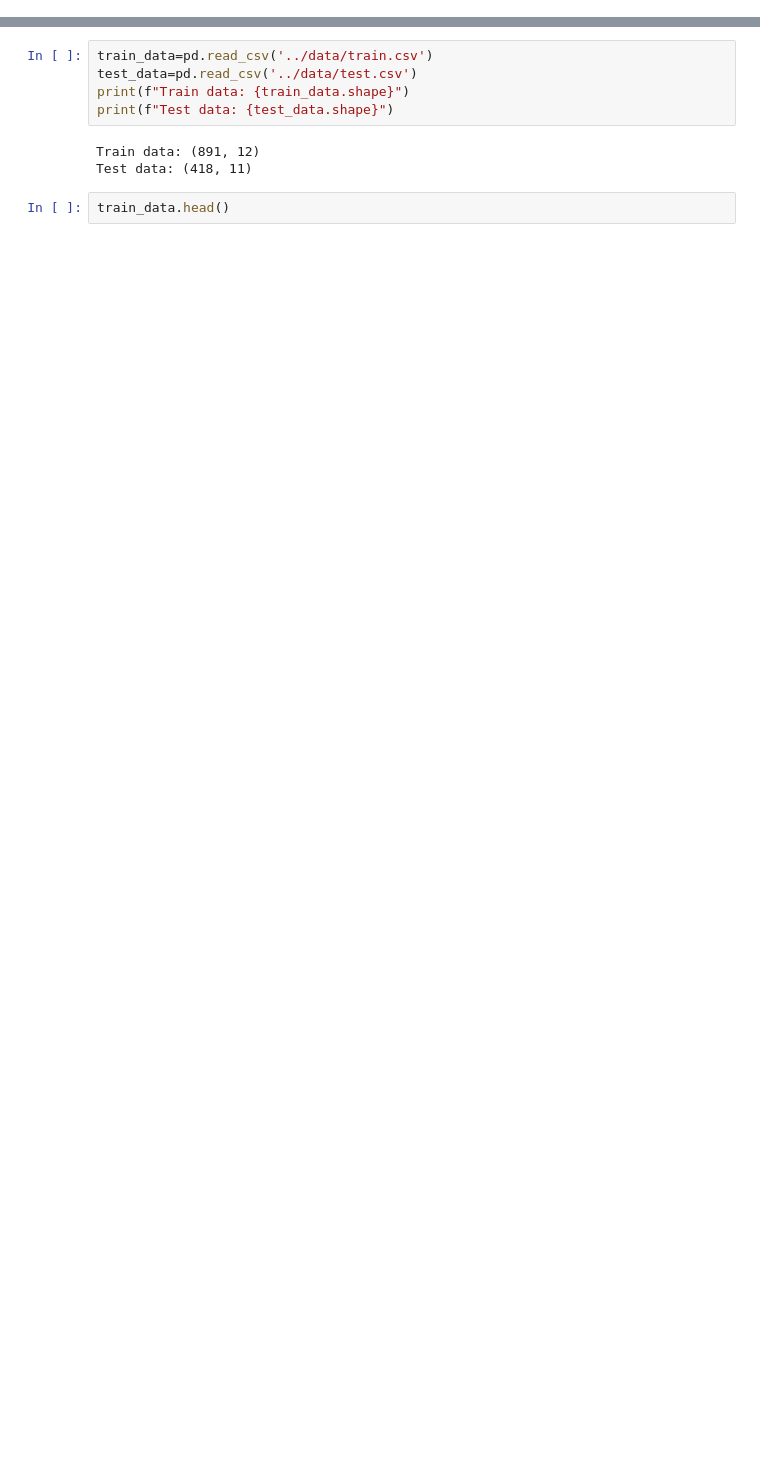
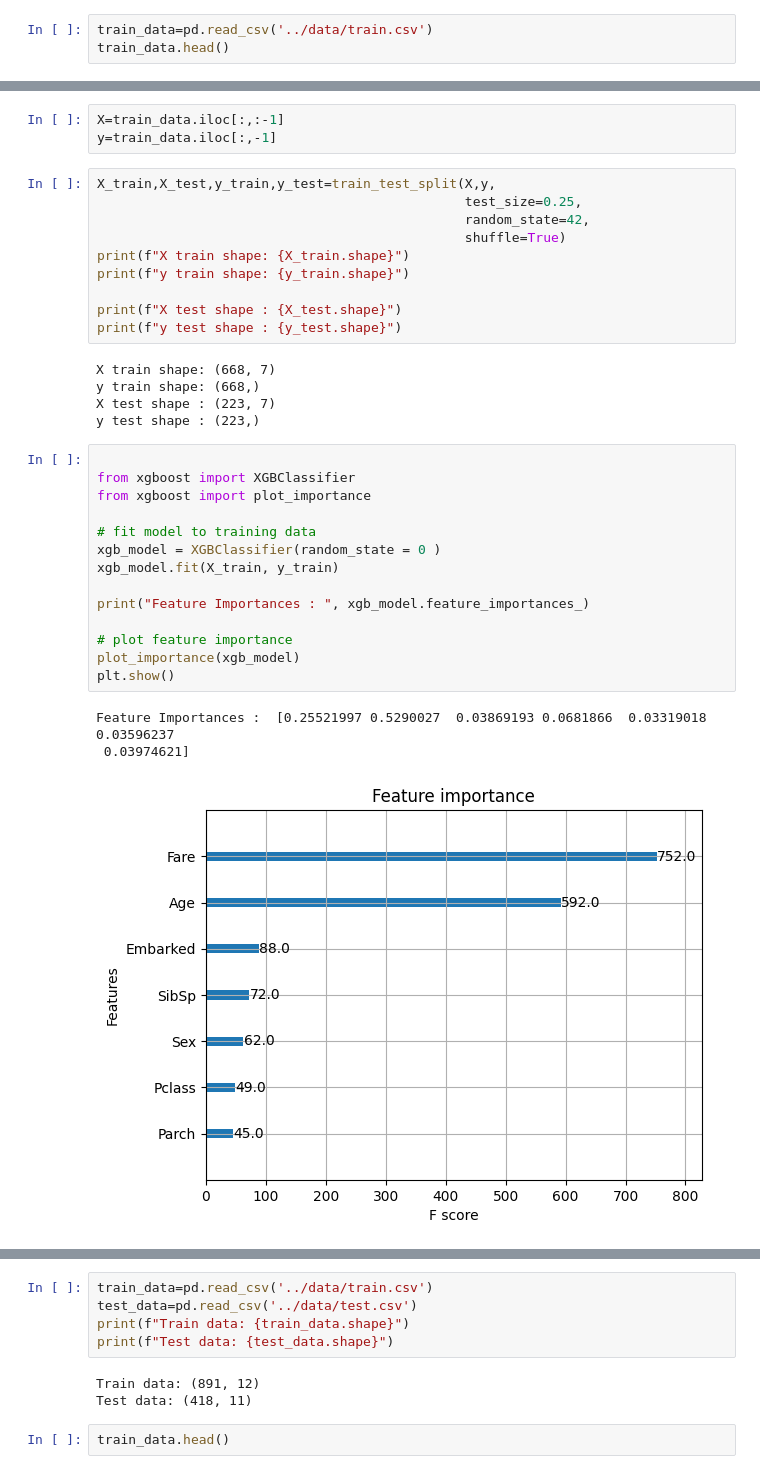
Before and after one commit to ram-ch/TitanicSurvivalPrediction, a Jupyter notebook: notebook/1_EDA_DataPreprocessing-Copy1.ipynb, the cells around one changed output, grey strips where cells are left out. Cells and saved outputs as stored; diff of their text form; blank space fills up the shorter version.

```diff
--- a/notebook/1_EDA_DataPreprocessing-Copy1.ipynb
+++ b/notebook/1_EDA_DataPreprocessing-Copy1.ipynb
@@ -22,3 +16,6 @@ from sklearn.metrics import *
 from sklearn.pipeline import Pipeline
 from sklearn.preprocessing import StandardScaler
 import xgboost as xgb
+# %%
+train_data=pd.read_csv('../data/train.csv')
+train_data.head()
@@ -24,0 +33,36 @@ import xgboost as xgb
+# %%
+X=train_data.iloc[:,:-1]
+y=train_data.iloc[:,-1]
+# %%
+X_train,X_test,y_train,y_test=train_test_split(X,y,
+                                               test_size=0.25,
+                                               random_state=42,
+                                               shuffle=True)
+print(f"X train shape: {X_train.shape}")
+print(f"y train shape: {y_train.shape}")
+
+print(f"X test shape : {X_test.shape}")
+print(f"y test shape : {y_test.shape}")
+# %% [output]
+X train shape: (668, 7)
+y train shape: (668,)
+X test shape : (223, 7)
+y test shape : (223,)
+# %%
+
+from xgboost import XGBClassifier
+from xgboost import plot_importance
+
+# fit model to training data
+xgb_model = XGBClassifier(random_state = 0 )
+xgb_model.fit(X_train, y_train)
+
+print("Feature Importances : ", xgb_model.feature_importances_)
+
+# plot feature importance
+plot_importance(xgb_model)
+plt.show()
+# %% [output]
+Feature Importances :  [0.25521997 0.5290027  0.03869193 0.0681866  0.03319018 0.03596237
+ 0.03974621]
+[figure, added]
```
Also changed, not shown: parts of 6 cells of this notebook, 29 other files.
